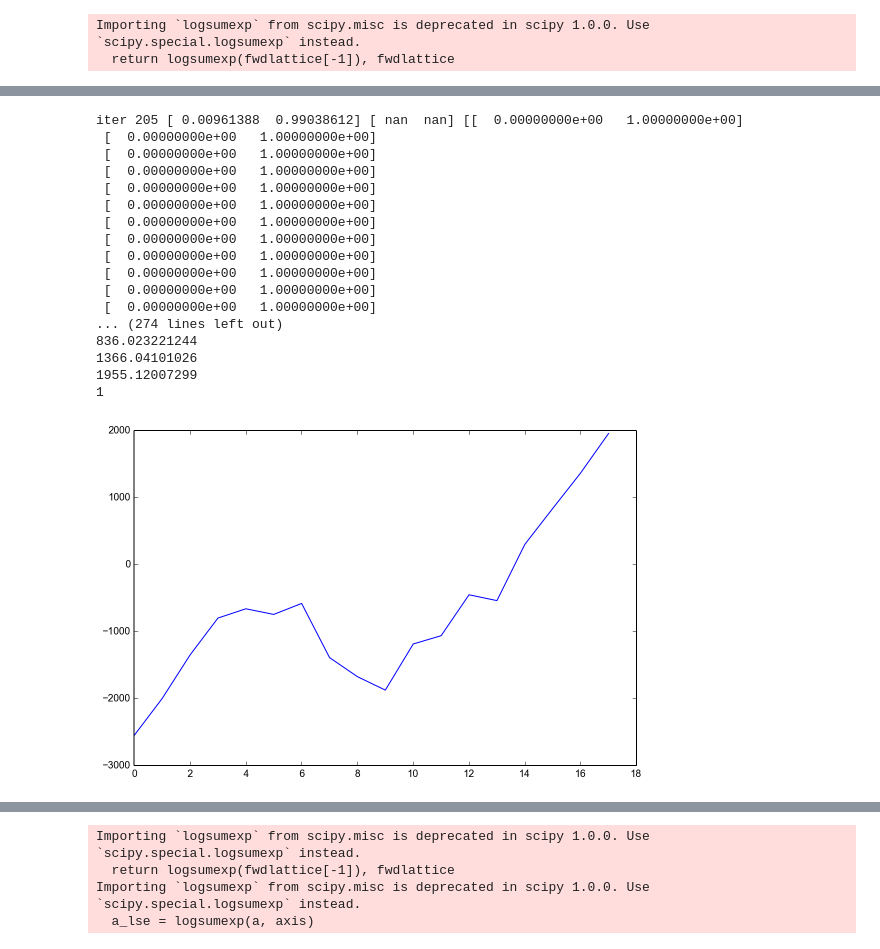
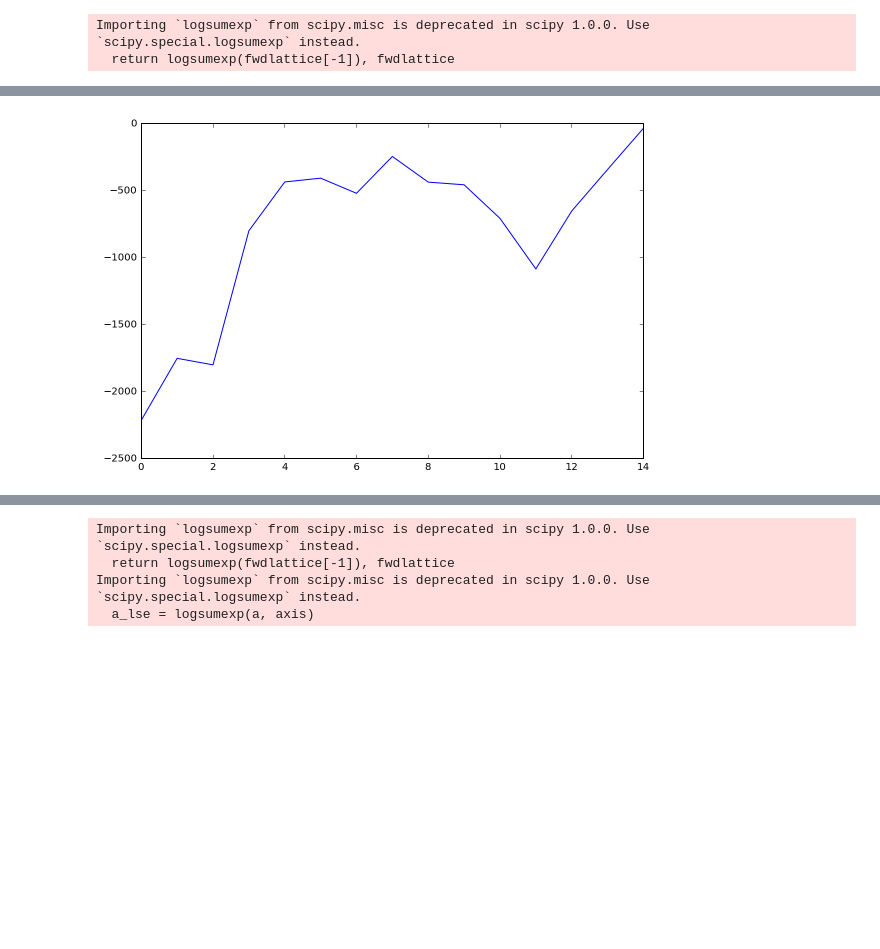
Before and after one commit to Sheph/anomaly, a Jupyter notebook: pch2_run.ipynb, the cells around one changed output, grey strips where cells are left out. Cells and saved outputs as stored; diff of their text form; code cells hidden in the pictures; blank space fills up the shorter version.

```diff
--- a/pch2_run.ipynb
+++ b/pch2_run.ipynb
@@ -331,20 +331,21 @@ def my_em(data, fixed_distr, distributions, initial_weights=None, fixed_init_wei
             log_density[:, d] = distributions[d].log_density(data)
 
         # normalize responsibilities of distributions so they sum up to one for example
-        #resp = weight[np.newaxis, :] * np.exp(log_density)
-        #resp /= np.sum(resp, axis=1)[:, np.newaxis]
+        resp = weight[np.newaxis, :] * np.exp(log_density)
+        resp /= np.sum(resp, axis=1)[:, np.newaxis]
 
-        log_resp = np.log(weight[np.newaxis, :]) + log_density
-        log_resp_norm = scipy.special.logsumexp(a=log_resp, axis=1)
-        log_resp = log_resp - log_resp_norm[:, np.newaxis]
+        #log_resp = np.log(weight[np.newaxis, :]) + log_density
+        #log_resp_norm = scipy.special.logsumexp(a=log_resp, axis=1)
+        #log_resp = log_resp - log_resp_norm[:, np.newaxis]
 
-        resp = np.exp(log_resp)
+        #resp = np.exp(log_resp)
 
         #log_likelihood = np.sum(resp * log_density)
 
         # M-step #######
         for d in range(n_distr):
             distributions[d].estimate_parameters(data, resp[:, d])
+            distributions[d].sigma += 1e-6
 
         weight = np.mean(resp, axis=0)
 
@@ -354,16 +355,16 @@ def my_em(data, fixed_distr, distributions, initial_weights=None, fixed_init_wei
         log_density_fixed[:, 0] = fixed_distr.log_density(data)
         log_density_fixed[:, 1] = scipy.special.logsumexp(a=log_density, b=weight, axis=1)
 
-        #resp_fixed = weight_fixed[np.newaxis, :] * np.exp(log_density_fixed)
-        #resp_fixed /= np.sum(resp_fixed, axis=1)[:, np.newaxis]
+        resp_fixed = weight_fixed[np.newaxis, :] * np.exp(log_density_fixed)
+        resp_fixed /= np.sum(resp_fixed, axis=1)[:, np.newaxis]
 
-        log_resp_fixed = np.log(weight_fixed[np.newaxis, :]) + log_density_fixed
-        log_resp_norm_fixed = scipy.special.logsumexp(a=log_resp_fixed, axis=1)
-        log_resp_fixed = log_resp_fixed - log_resp_norm_fixed[:, np.newaxis]
+        #log_resp_fixed = np.log(weight_fixed[np.newaxis, :]) + log_density_fixed
+        #log_resp_norm_fixed = scipy.special.logsumexp(a=log_resp_fixed, axis=1)
+        #log_resp_fixed = log_resp_fixed - log_resp_norm_fixed[:, np.newaxis]
 
 
 
-        resp_fixed = np.exp(log_resp_fixed)
+        #resp_fixed = np.exp(log_resp_fixed)
 
 
 
@@ -372,12 +373,6 @@ def my_em(data, fixed_distr, distributions, initial_weights=None, fixed_init_wei
         log_likelihood = np.sum(resp_fixed * log_density_fixed)
 
         weight_fixed = np.mean(resp_fixed, axis=0)
-
-
-
-        for d in range(n_distr):
-            if distributions[d].sigma == 0.0:
-                print("iter", iteration, weight, weight_fixed, resp, resp_fixed)
 
         if progress_callback:
             progress_callback(iteration, weight, distributions, log_likelihood)
@@ -402,7 +397,7 @@ def my_em(data, fixed_distr, distributions, initial_weights=None, fixed_init_wei
 
         iteration += 1
 
-    print(iteration, np.abs(log_likelihood - last_ll[-1]) / np.abs(log_likelihood))
+    #print(iteration, np.abs(log_likelihood - last_ll[-1]) / np.abs(log_likelihood))
     return weight, weight_fixed, distributions, last_ll[0]
 
 new_top_vecs = []
@@ -420,31 +415,25 @@ for i in range(Km):
     gm1 = GaussianMixture(n_components=2, covariance_type='diag')
     gm1.fit(top_vecs[:, i].reshape(-1, 1))
 
+    #print(gm1.covariances_)
+
     max_ds = [
         mixem.distribution.NormalDistribution(gm1.means_[0][0], np.sqrt(gm1.covariances_[0][0])),
         mixem.distribution.NormalDistribution(gm1.means_[1][0], np.sqrt(gm1.covariances_[1][0]))]
 
-    print("max_sigma", max_ds[0].sigma, max_ds[1].sigma)
-    print("max_mu", max_ds[0].mu, max_ds[1].mu)
+    #print("max_sigma", max_ds[0].sigma, max_ds[1].sigma)
+    #print("max_mu", max_ds[0].mu, max_ds[1].mu)
 
     max_ws = [gm1.weights_[0], gm1.weights_[1]]
 
-    if top_vals_normed[i] >= 1.0:
-        ws_fixed = [0, 1]
-    elif top_vals_normed[i] <= 0.0:
-        ws_fixed = [1, 0]
-    else:
-        ws, ws_fixed, ds, ll = my_em(top_vecs[:, i], dist0, max_ds,
-            initial_weights = max_ws, fixed_init_weight = top_vals_normed[i], progress_callback=None,
-            tol_iters=100, max_iterations=10000, tol=1e-6)
+    ws, ws_fixed, ds, ll = my_em(top_vecs[:, i], dist0, max_ds,
+        initial_weights = max_ws, fixed_init_weight = top_vals_normed[i], progress_callback=None,
+        tol_iters=100, max_iterations=10000, tol=1e-6)
 
-    print("WSS", ws, ws_fixed)
+    #print("WSS", ws_fixed)
     print(ws_fixed[1])
     if (ws_fixed[1] >= 0.5):
         new_top_vecs.append(top_vecs[:, i])
-    elif np.isnan(ws_fixed[1]):
-        pass
-        #new_top_vecs.append(top_vecs[:, i])
 
 top_vecs = np.array(new_top_vecs)
 Km = len(top_vecs)
@@ -476,21 +465,4 @@ max_mu 0.0323801638155 -0.0506226037347
-iter 205 [ 0.00961388  0.99038612] [ nan  nan] [[  0.00000000e+00   1.00000000e+00]
- [  0.00000000e+00   1.00000000e+00]
- [  0.00000000e+00   1.00000000e+00]
- [  0.00000000e+00   1.00000000e+00]
- [  0.00000000e+00   1.00000000e+00]
- [  0.00000000e+00   1.00000000e+00]
- [  0.00000000e+00   1.00000000e+00]
- [  0.00000000e+00   1.00000000e+00]
- [  0.00000000e+00   1.00000000e+00]
- [  0.00000000e+00   1.00000000e+00]
- [  0.00000000e+00   1.00000000e+00]
- [  0.00000000e+00   1.00000000e+00]
-... (274 lines left out)
-836.023221244
-1366.04101026
-1955.12007299
-1
-[figure, old version]
+[figure, new version]
 # %%
 from sklearn.cluster import AffinityPropagation
 
```
Also changed, not shown: parts of 9 cells of this notebook.
